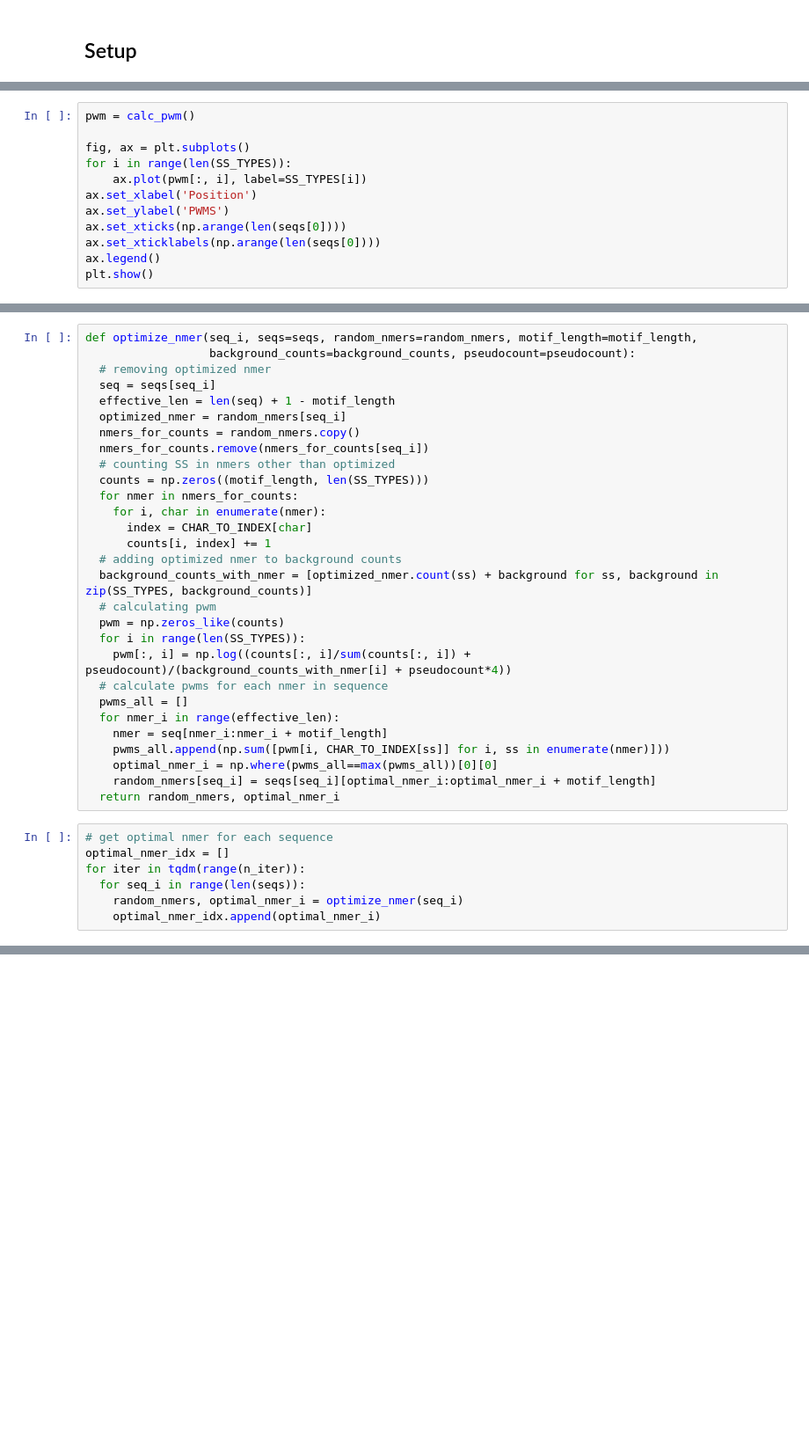
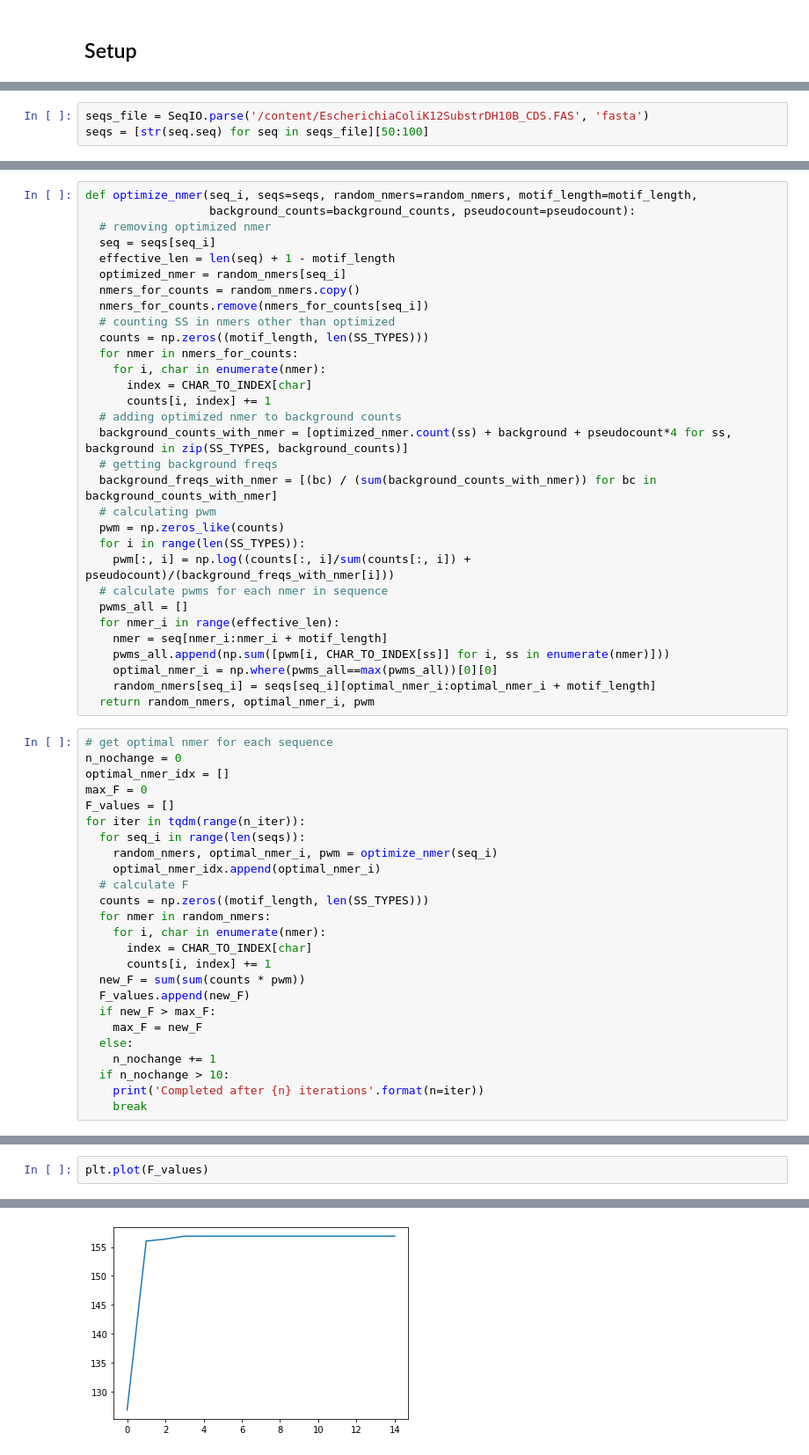
Before and after one commit to alibekk93/PWM-for-Secondary-Structure, a Jupyter notebook: PWM_for_SS.ipynb, the cells around one changed output, grey strips where cells are left out. Shown at 88% size. Drawn from its saved outputs; the diff is of its cells as text; blank space fills up the shorter version.

```diff
--- a/PWM_for_SS.ipynb
+++ b/PWM_for_SS.ipynb
@@ -54,12 +52,0 @@ def calc_pwm(seqs=seqs, pseudocount=pseudocount, SS_TYPES=SS_TYPES):
-# %%
-pwm = calc_pwm()
-
-fig, ax = plt.subplots()
-for i in range(len(SS_TYPES)):
-    ax.plot(pwm[:, i], label=SS_TYPES[i])
-ax.set_xlabel('Position')
-ax.set_ylabel('PWMS')
-ax.set_xticks(np.arange(len(seqs[0])))
-ax.set_xticklabels(np.arange(len(seqs[0])))
-ax.legend()
-plt.show()
@@ -92,3 +53,6 @@ n_iter = 1000 #@param {type:'integer'}
+# %%
+seqs_file = SeqIO.parse('/content/EscherichiaColiK12SubstrDH10B_CDS.FAS', 'fasta')
+seqs = [str(seq.seq) for seq in seqs_file][50:100]
 # %%
 # background frequencies and counts
 seqs_concat = ''.join(seqs)
@@ -120,11 +84,13 @@ def optimize_nmer(seq_i, seqs=seqs, random_nmers=random_nmers, motif_length=moti
       index = CHAR_TO_INDEX[char]
       counts[i, index] += 1
   # adding optimized nmer to background counts
-  background_counts_with_nmer = [optimized_nmer.count(ss) + background for ss, background in zip(SS_TYPES, background_counts)]
+  background_counts_with_nmer = [optimized_nmer.count(ss) + background + pseudocount*4 for ss, background in zip(SS_TYPES, background_counts)]
+  # getting background freqs
+  background_freqs_with_nmer = [(bc) / (sum(background_counts_with_nmer)) for bc in background_counts_with_nmer]
   # calculating pwm
   pwm = np.zeros_like(counts)
   for i in range(len(SS_TYPES)):
-    pwm[:, i] = np.log((counts[:, i]/sum(counts[:, i]) + pseudocount)/(background_counts_with_nmer[i] + pseudocount*4))
+    pwm[:, i] = np.log((counts[:, i]/sum(counts[:, i]) + pseudocount)/(background_freqs_with_nmer[i]))
   # calculate pwms for each nmer in sequence
   pwms_all = []
   for nmer_i in range(effective_len):
@@ -132,11 +98,29 @@ def optimize_nmer(seq_i, seqs=seqs, random_nmers=random_nmers, motif_length=moti
     pwms_all.append(np.sum([pwm[i, CHAR_TO_INDEX[ss]] for i, ss in enumerate(nmer)]))
     optimal_nmer_i = np.where(pwms_all==max(pwms_all))[0][0]
     random_nmers[seq_i] = seqs[seq_i][optimal_nmer_i:optimal_nmer_i + motif_length]
-  return random_nmers, optimal_nmer_i
+  return random_nmers, optimal_nmer_i, pwm
 # %%
 # get optimal nmer for each sequence
+n_nochange = 0
 optimal_nmer_idx = []
+max_F = 0
+F_values = []
 for iter in tqdm(range(n_iter)):
   for seq_i in range(len(seqs)):
-    random_nmers, optimal_nmer_i = optimize_nmer(seq_i)
+    random_nmers, optimal_nmer_i, pwm = optimize_nmer(seq_i)
     optimal_nmer_idx.append(optimal_nmer_i)
+  # calculate F
+  counts = np.zeros((motif_length, len(SS_TYPES)))
+  for nmer in random_nmers:
+    for i, char in enumerate(nmer):
+      index = CHAR_TO_INDEX[char]
+      counts[i, index] += 1
+  new_F = sum(sum(counts * pwm))
+  F_values.append(new_F)
+  if new_F > max_F:
+    max_F = new_F
+  else:
+    n_nochange += 1
+  if n_nochange > 10:
+    print('Completed after {n} iterations'.format(n=iter))
+    break
@@ -193,0 +142,3 @@ pwm /= pwm.sum(axis=1)[:, np.newaxis]
+# %%
+plt.plot(F_values)
+# %% [output]
@@ -193,0 +146 @@ pwm /= pwm.sum(axis=1)[:, np.newaxis]
+[figure, added]
```
Also changed, not shown: parts of 18 cells of this notebook.
